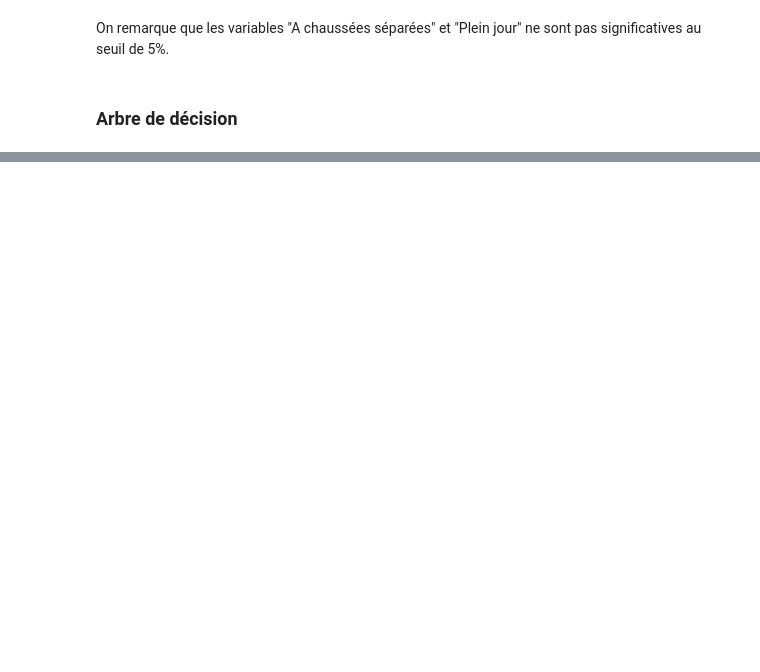
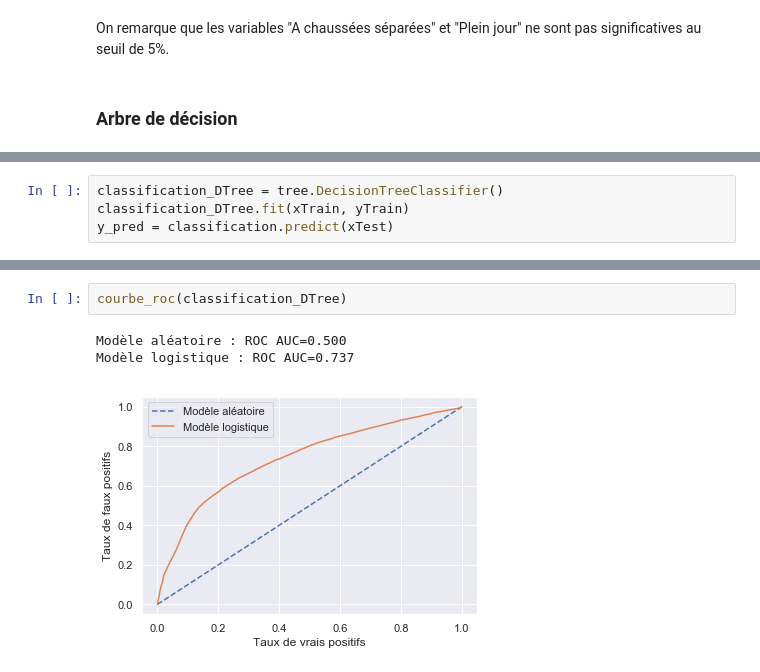
Before and after one commit to Clotilde-23/Accidents-corporels, a Jupyter notebook: Modelisation.ipynb, the cells around one changed output, grey strips where cells are left out. Drawn from its saved outputs; the diff is of its cells as text; blank space fills up the shorter version.

Commit message:
Update Modelisation.ipynb
add decision tree classification

```diff
--- a/Modelisation.ipynb
+++ b/Modelisation.ipynb
@@ -418,0 +370,4 @@ On remarque que les variables "A chaussées séparées" et "Plein jour" ne sont
+# %%
+classification_DTree = tree.DecisionTreeClassifier()
+classification_DTree.fit(xTrain, yTrain)
+y_pred = classification.predict(xTest)
@@ -418,0 +392,6 @@ On remarque que les variables "A chaussées séparées" et "Plein jour" ne sont
+# %%
+courbe_roc(classification_DTree)
+# %% [output]
+Modèle aléatoire : ROC AUC=0.500
+Modèle logistique : ROC AUC=0.737
+[figure, added]
```
Also changed, not shown: parts of 29 cells of this notebook.
